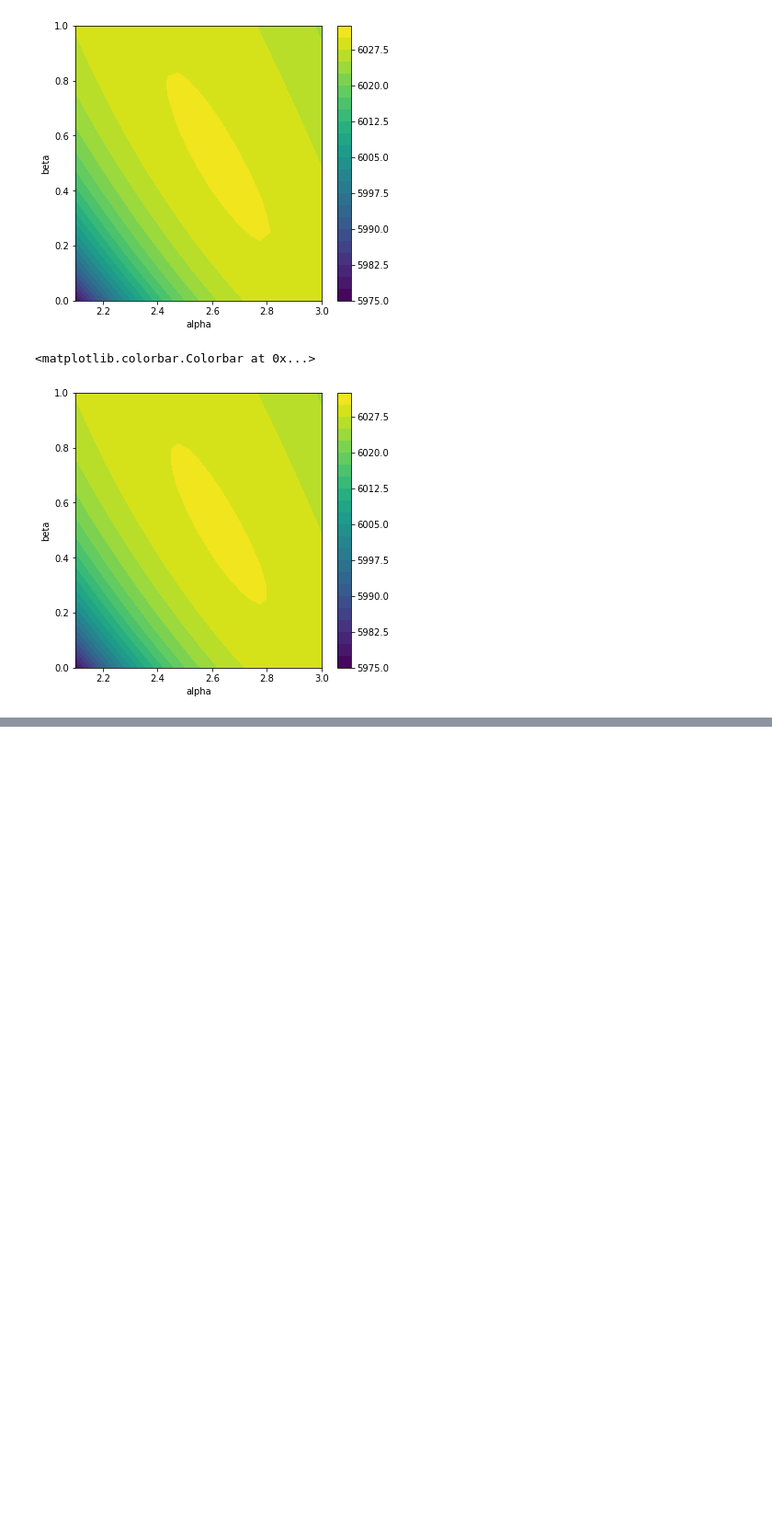
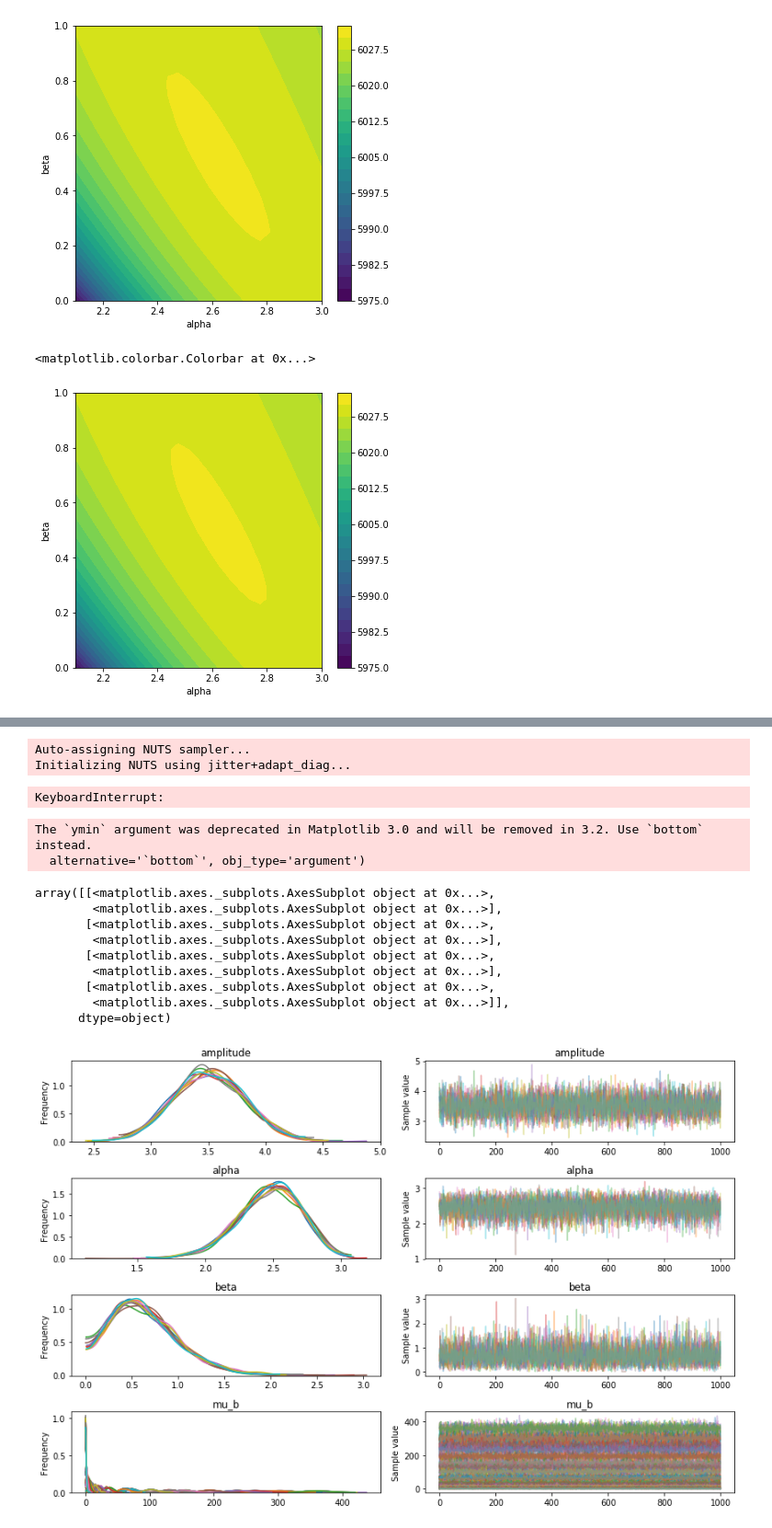
Before and after one commit to tudo-astroparticlephysics/ll_experiments, a Jupyter notebook: compare_models.ipynb, the cells around one changed output, grey strips where cells are left out. Shown: that part at 92% size. Cells and saved outputs as stored; diff of their text form; code cells hidden in the pictures; blank space fills up the shorter version.

Commit message:
trying to optimize model

```diff
--- a/compare_models.ipynb
+++ b/compare_models.ipynb
@@ -290,3 +318,30 @@ plt.colorbar(cf, ax=ax1)
 # %% [output]
 <matplotlib.colorbar.Colorbar at 0x...>
 [figure]
+# %%
+on_data = observation.on_vector.data.data.value
+off_data = observation.off_vector.data.data.value
+
+on_data, off_data, obs_alpha = apply_range(on_data, off_data, observation.alpha, fit_range=fit_range, bins=energy_bins)
+
+exposure_ratio = observation.alpha[0]   # 1/9 = 0.11111
+
+model = pm.Model(theano_config={'compute_test_value': 'ignore'})
+with model:
+    BoundedNormal = pm.Bound(pm.Normal, lower=0.0)
+
+    amplitude = BoundedNormal('amplitude', mu=4, sd=2, testval=4)
+    alpha = BoundedNormal('alpha', mu=2.5, sd=1, testval=2.5)
+    beta = BoundedNormal('beta', mu=0.5, sd=1, testval=0.4)
+
+#     amplitude = pm.HalfFlat('amplitude',testval=4)
+#     alpha = pm.HalfFlat('alpha', testval=2.5)
+#     beta = pm.HalfFlat('beta', testval=0.5)
+
+    mu_s = forward_fold_log_parabola_symbolic(amplitude, alpha, beta, observation, fit_range=fit_range)
+
+    mu_b = BoundedNormal('mu_b', mu=off_data, sd=5.0, shape=len(off_data))
+#     mu_b = pm.Normal('mu_b', mu=off_data, sd=20, shape=len(off_data))
+
+    b = pm.Poisson('background', mu=mu_b, observed=off_data)
+    s = pm.Poisson('signal', mu=mu_s + exposure_ratio * mu_b, observed=on_data)
@@ -292,0 +377,9 @@ plt.colorbar(cf, ax=ax1)
+# %%
+with model:
+#     step = pm.Metropolis()
+#     trace = pm.sample(10000, step=step, start=map_estimate)
+    trace = pm.sample(1000, start={'amplitude': 3.5, 'alpha': 2.5, 'beta': 0.4}, init='auto')
+# %% [output]
+Auto-assigning NUTS sampler...
+Initializing NUTS using jitter+adapt_diag...
+KeyboardInterrupt:
@@ -292,0 +388,15 @@ plt.colorbar(cf, ax=ax1)
+# %%
+pm.traceplot(trace)
+# %% [output]
+The `ymin` argument was deprecated in Matplotlib 3.0 and will be removed in 3.2. Use `bottom` instead.
+  alternative='`bottom`', obj_type='argument')
+array([[<matplotlib.axes._subplots.AxesSubplot object at 0x...>,
+        <matplotlib.axes._subplots.AxesSubplot object at 0x...>],
+       [<matplotlib.axes._subplots.AxesSubplot object at 0x...>,
+        <matplotlib.axes._subplots.AxesSubplot object at 0x...>],
+       [<matplotlib.axes._subplots.AxesSubplot object at 0x...>,
+        <matplotlib.axes._subplots.AxesSubplot object at 0x...>],
+       [<matplotlib.axes._subplots.AxesSubplot object at 0x...>,
+        <matplotlib.axes._subplots.AxesSubplot object at 0x...>]],
+      dtype=object)
+[figure, added]
```
Also changed, not shown: parts of 11 cells of this notebook.
